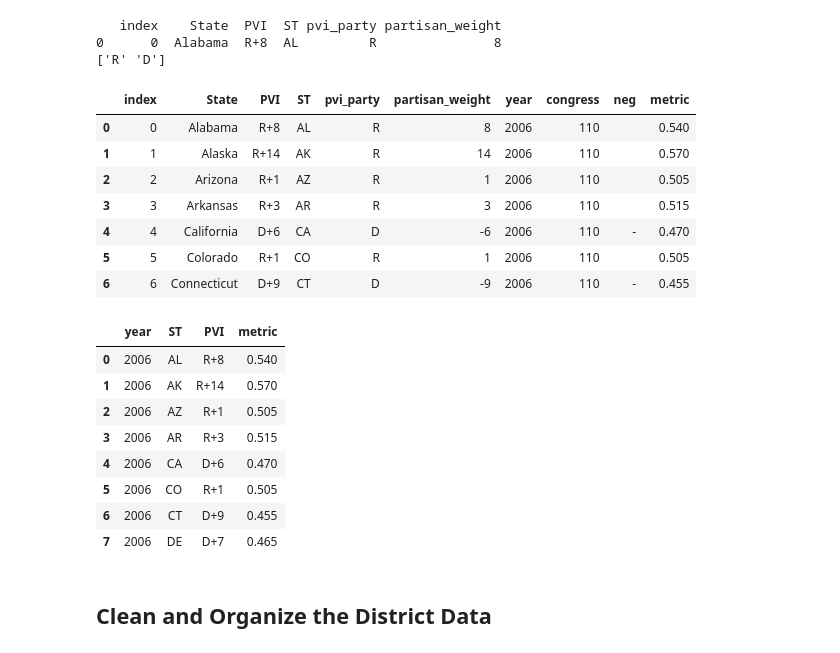
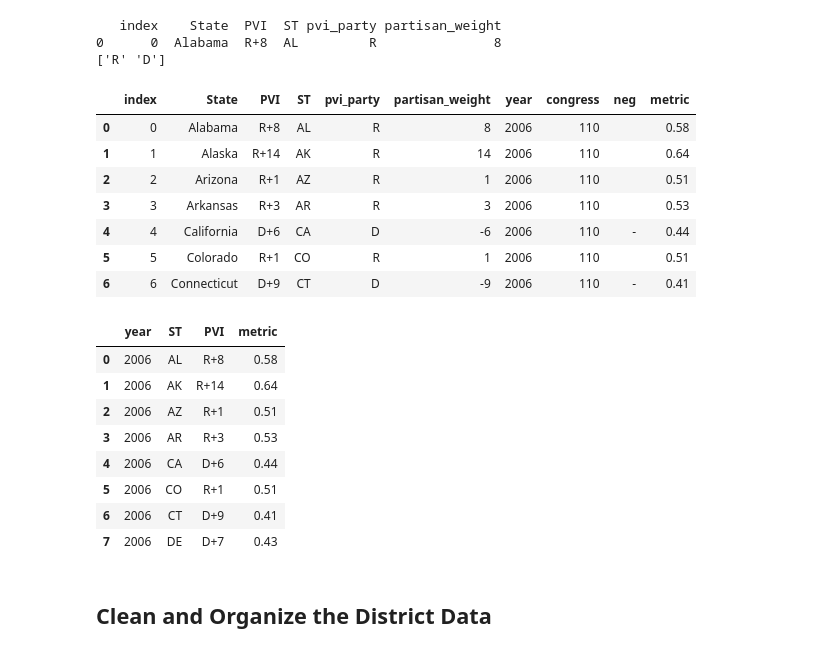
Before and after one commit to xadomatis/redistricting_project, a Jupyter notebook: cleaning/cleaning_110.ipynb, the cells around one changed output. Drawn from its saved outputs; the diff is of its cells as text; code cells hidden in the pictures.

```diff
--- a/cleaning/cleaning_110.ipynb
+++ b/cleaning/cleaning_110.ipynb
@@ -163,17 +163,17 @@ state_110['partisan_weight'] = state_110["neg"] + state_110['partisan_weight']
 #ensure values are integers
 state_110['partisan_weight'] = state_110['partisan_weight'].astype(int)
 # %%
-state_110["metric"] = ((state_110['partisan_weight'] / 2) + 50) / 100
+state_110["metric"] = ((state_110['partisan_weight']) + 50) / 100
 state_110.head(n=7)
 # %% [output]
 |  | index | State | PVI | ST | pvi_party | partisan_weight | year | congress | neg | metric |
-| 0 | 0 | Alabama | R+8 | AL | R | 8 | 2006 | 110 |  | 0.540 |
-| 1 | 1 | Alaska | R+14 | AK | R | 14 | 2006 | 110 |  | 0.570 |
-| 2 | 2 | Arizona | R+1 | AZ | R | 1 | 2006 | 110 |  | 0.505 |
-| 3 | 3 | Arkansas | R+3 | AR | R | 3 | 2006 | 110 |  | 0.515 |
-| 4 | 4 | California | D+6 | CA | D | -6 | 2006 | 110 | - | 0.470 |
-| 5 | 5 | Colorado | R+1 | CO | R | 1 | 2006 | 110 |  | 0.505 |
-| 6 | 6 | Connecticut | D+9 | CT | D | -9 | 2006 | 110 | - | 0.455 |
+| 0 | 0 | Alabama | R+8 | AL | R | 8 | 2006 | 110 |  | 0.58 |
+| 1 | 1 | Alaska | R+14 | AK | R | 14 | 2006 | 110 |  | 0.64 |
+| 2 | 2 | Arizona | R+1 | AZ | R | 1 | 2006 | 110 |  | 0.51 |
+| 3 | 3 | Arkansas | R+3 | AR | R | 3 | 2006 | 110 |  | 0.53 |
+| 4 | 4 | California | D+6 | CA | D | -6 | 2006 | 110 | - | 0.44 |
+| 5 | 5 | Colorado | R+1 | CO | R | 1 | 2006 | 110 |  | 0.51 |
+| 6 | 6 | Connecticut | D+9 | CT | D | -9 | 2006 | 110 | - | 0.41 |
 # %%
 state_110 = state_110[["year","ST","PVI","metric"]]
 state_109 = state_110
@@ -183,14 +183,14 @@ state_109.to_csv("/Users/xavier/Desktop/DSPP/solo_projects/redistricting_project
 state_110.head(8)
 # %% [output]
 |  | year | ST | PVI | metric |
-| 0 | 2006 | AL | R+8 | 0.540 |
-| 1 | 2006 | AK | R+14 | 0.570 |
-| 2 | 2006 | AZ | R+1 | 0.505 |
-| 3 | 2006 | AR | R+3 | 0.515 |
-| 4 | 2006 | CA | D+6 | 0.470 |
-| 5 | 2006 | CO | R+1 | 0.505 |
-| 6 | 2006 | CT | D+9 | 0.455 |
-| 7 | 2006 | DE | D+7 | 0.465 |
+| 0 | 2006 | AL | R+8 | 0.58 |
+| 1 | 2006 | AK | R+14 | 0.64 |
+| 2 | 2006 | AZ | R+1 | 0.51 |
+| 3 | 2006 | AR | R+3 | 0.53 |
+| 4 | 2006 | CA | D+6 | 0.44 |
+| 5 | 2006 | CO | R+1 | 0.51 |
+| 6 | 2006 | CT | D+9 | 0.41 |
+| 7 | 2006 | DE | D+7 | 0.43 |
 # %% [markdown]
 ## Clean and Organize the District Data
 # %%
```
Also changed, not shown: parts of 6 cells of this notebook, 38 other files.
